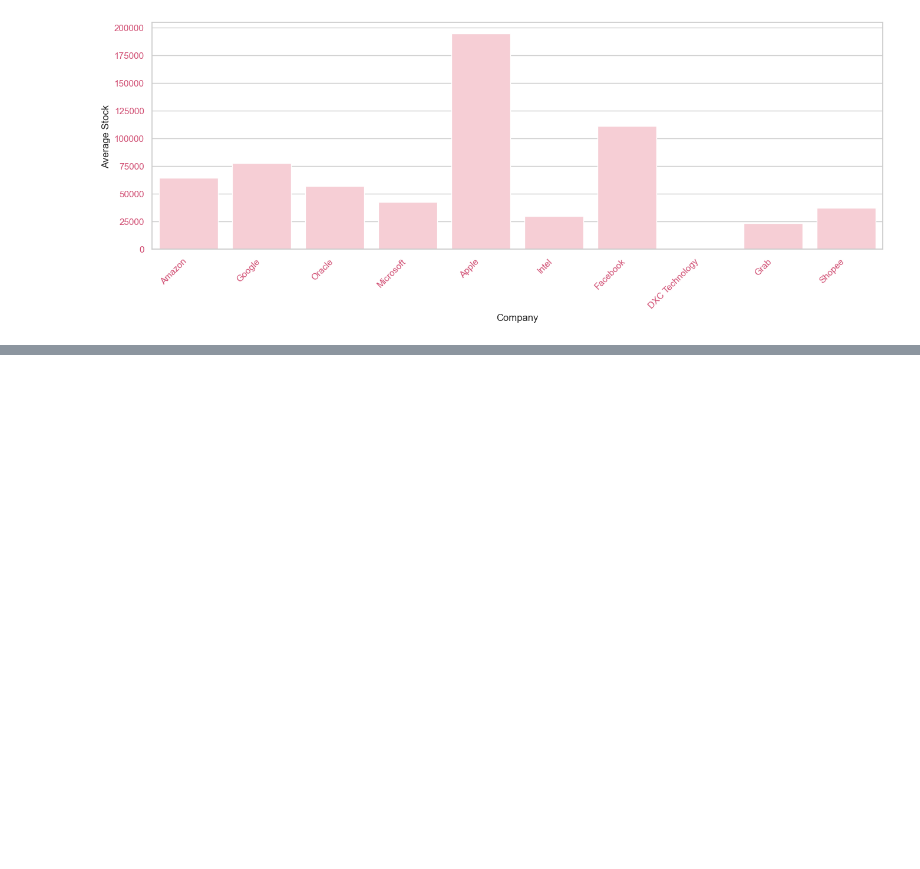
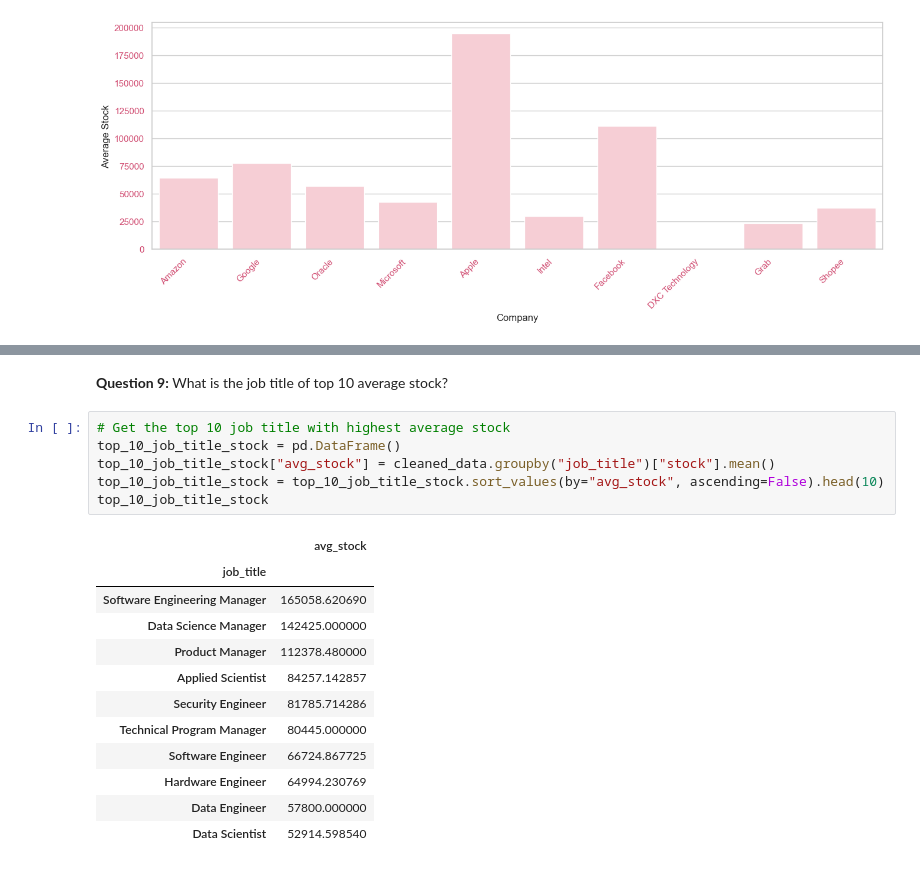
Before and after one commit to Namiscrea7or/SWE-Salary, a Jupyter notebook: notebooks/3-exploration.ipynb, the cells around one changed output, grey strips where cells are left out. Drawn from its saved outputs; the diff is of its cells as text; blank space fills up the shorter version.

```diff
--- a/notebooks/3-exploration.ipynb
+++ b/notebooks/3-exploration.ipynb
@@ -482,0 +535,21 @@ ax = sns.barplot(data=top_10_companies_stock, x="company", y= "avg_stock", color
+# %% [markdown]
+**Question 9:** What is the job title of top 10 average stock?
+# %%
+# Get the top 10 job title with highest average stock
+top_10_job_title_stock = pd.DataFrame()
+top_10_job_title_stock["avg_stock"] = cleaned_data.groupby("job_title")["stock"].mean()
+top_10_job_title_stock = top_10_job_title_stock.sort_values(by="avg_stock", ascending=False).head(10)
+top_10_job_title_stock
+# %% [output]
+|  | avg_stock |
+| job_title |  |
+| Software Engineering Manager | 165058.620690 |
+| Data Science Manager | 142425.000000 |
+| Product Manager | 112378.480000 |
+| Applied Scientist | 84257.142857 |
+| Security Engineer | 81785.714286 |
+| Technical Program Manager | 80445.000000 |
+| Software Engineer | 66724.867725 |
+| Hardware Engineer | 64994.230769 |
+| Data Engineer | 57800.000000 |
+| Data Scientist | 52914.598540 |
```
Also changed, not shown: parts of 12 cells of this notebook.
